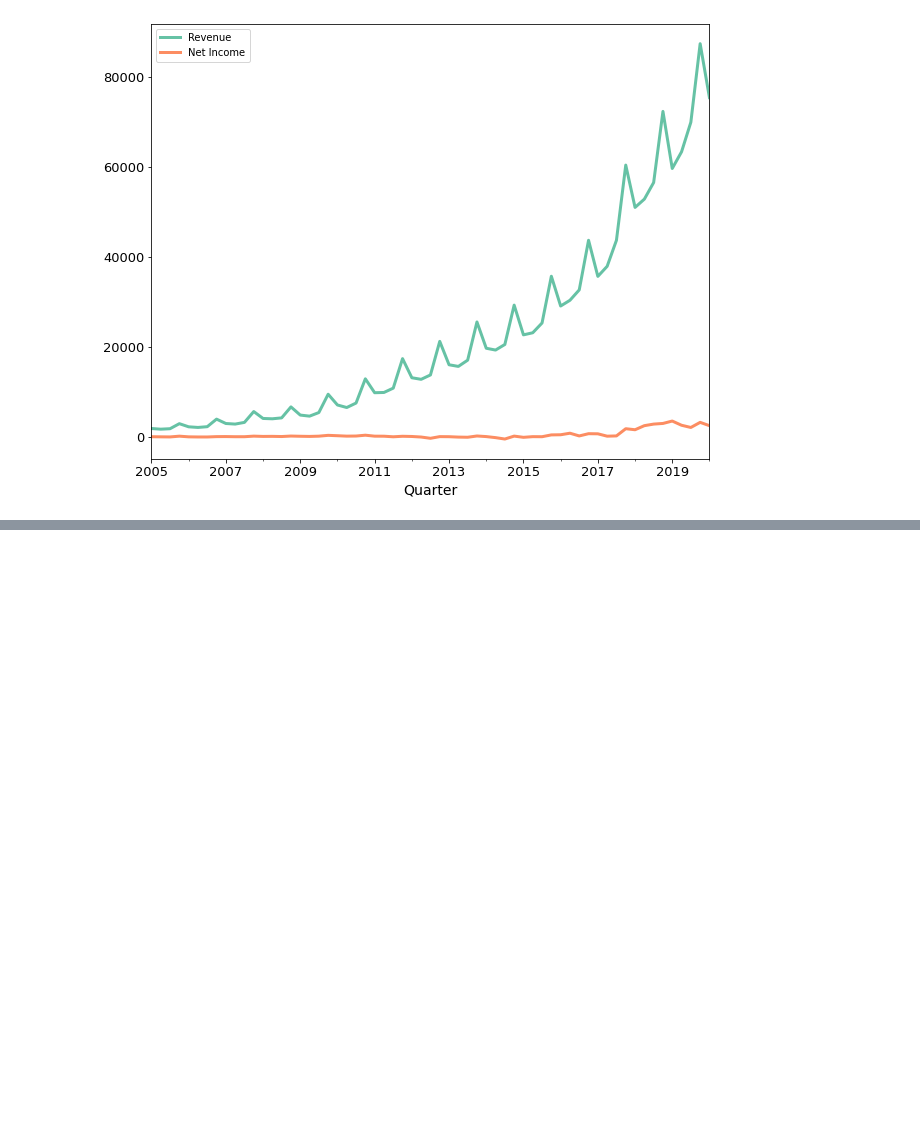
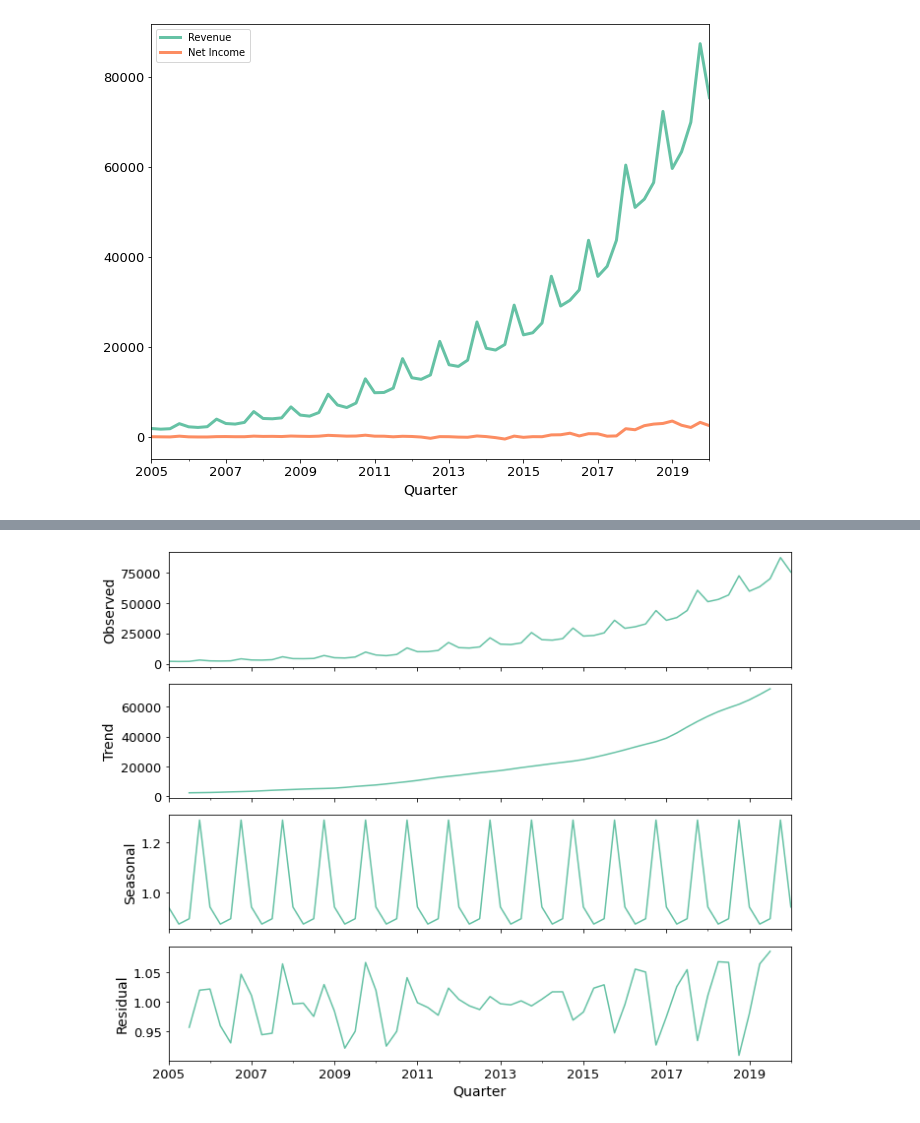
Before and after one commit to LakshyaMalhotra/time-series-analysis, a Jupyter notebook: time_series_decomposition.ipynb, the cells around one changed output, grey strips where cells are left out. Drawn from its saved outputs; the diff is of its cells as text; code cells hidden in the pictures; blank space fills up the shorter version.

Commit message:
Finished notebook on time-series decomposition.

```diff
--- a/time_series_decomposition.ipynb
+++ b/time_series_decomposition.ipynb
@@ -127,0 +148,8 @@ $H_{a}$ : data is non-stationary
+# %%
+# decomposition
+import statsmodels.api as sm
+res = sm.tsa.seasonal_decompose(df.Revenue, model='multiplicative')
+
+resplot = res.plot();
+# %% [output]
+[figure, added]
```
Also changed, not shown: parts of 14 cells of this notebook.
